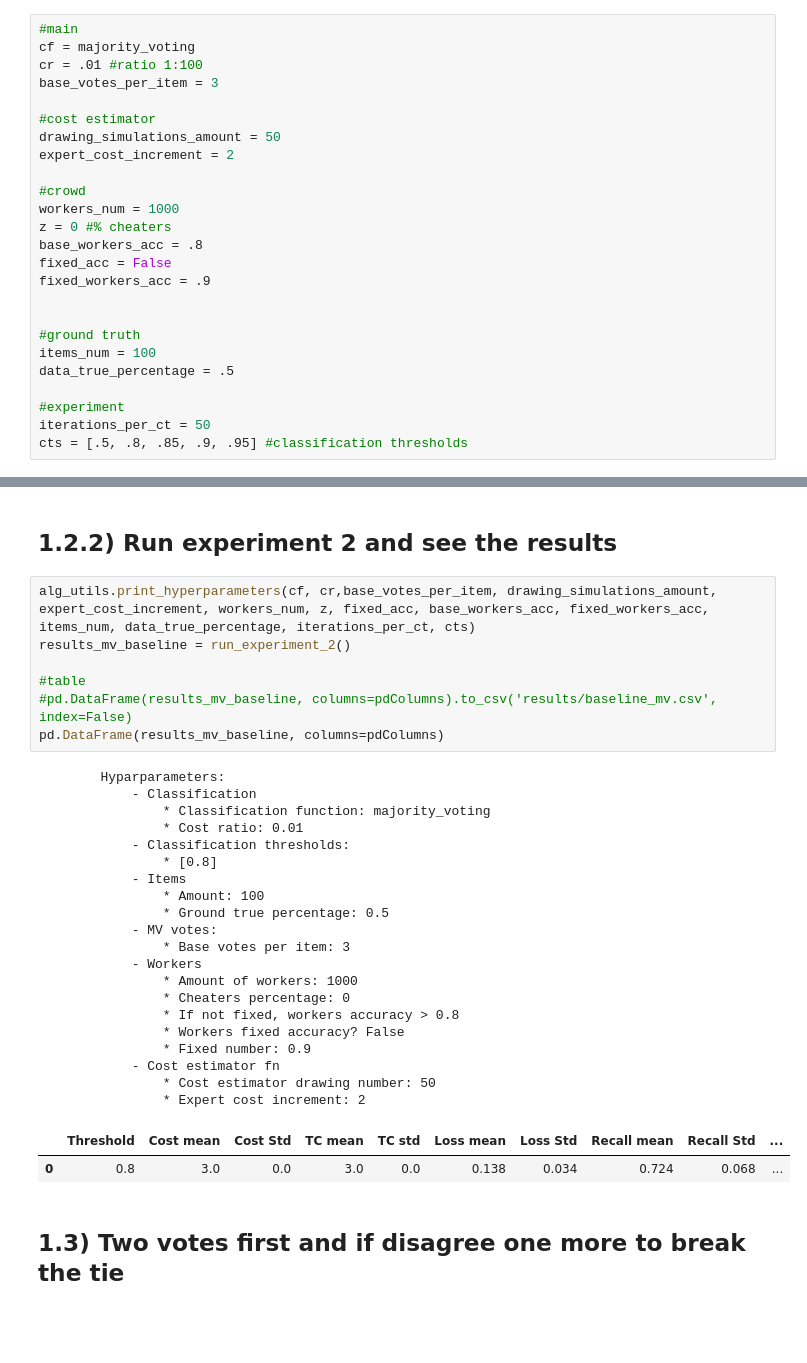
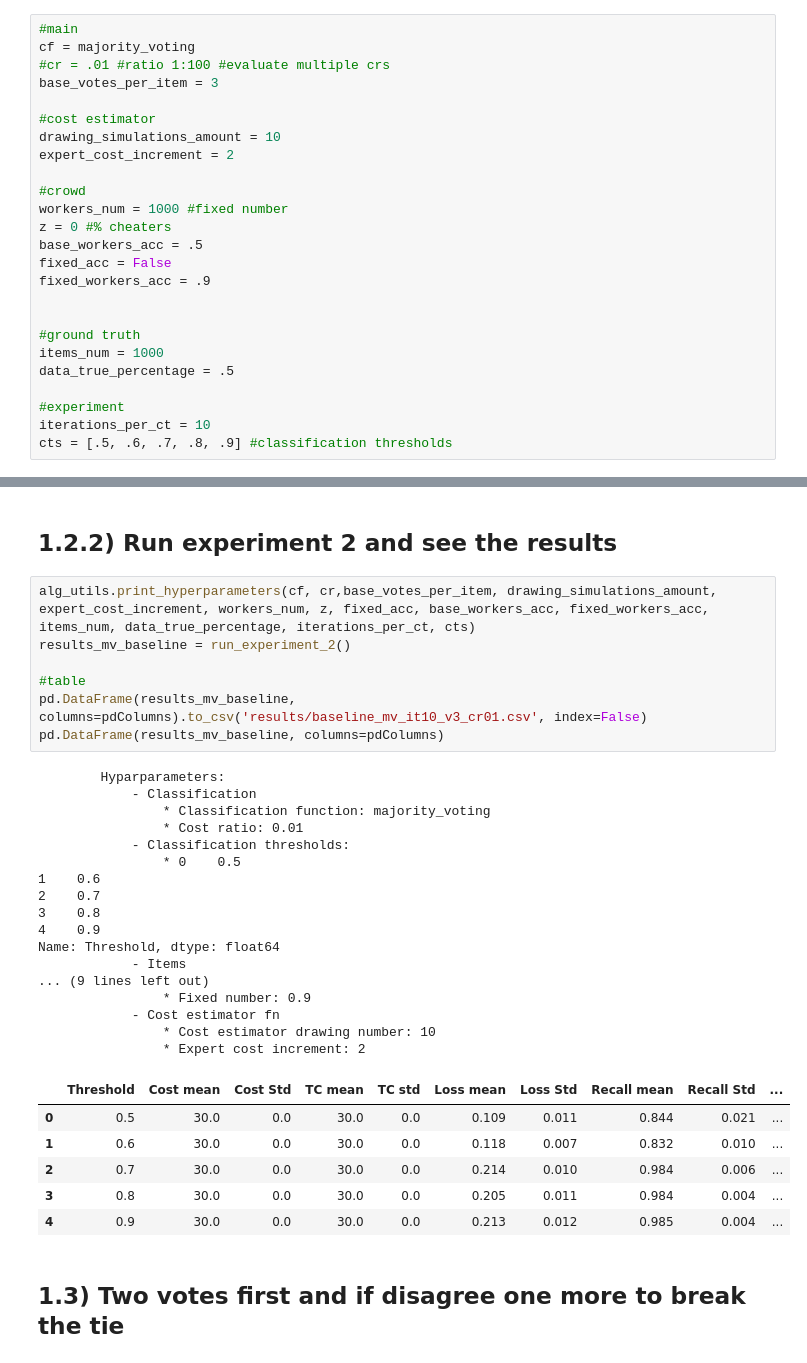
Before and after one commit to pmaglione/classification_model, a Jupyter notebook: main_algorithm_with_experiments.ipynb, the cells around one changed output, grey strips where cells are left out. Cells and saved outputs as stored; diff of their text form; blank space fills up the shorter version.

Commit message:
Iterations and costs evaluation

```diff
--- a/main_algorithm_with_experiments.ipynb
+++ b/main_algorithm_with_experiments.ipynb
@@ -86,28 +87,28 @@ To toggle on/off the raw code, click <a href="javascript:code_toggle()">here</a>
 # %%
 #main
 cf = majority_voting
-cr = .01 #ratio 1:100
+#cr = .01 #ratio 1:100 #evaluate multiple crs
 base_votes_per_item = 3
 
 #cost estimator
-drawing_simulations_amount = 50
+drawing_simulations_amount = 10
 expert_cost_increment = 2
 
 #crowd
-workers_num = 1000
+workers_num = 1000 #fixed number
 z = 0 #% cheaters
-base_workers_acc = .8
+base_workers_acc = .5
 fixed_acc = False
 fixed_workers_acc = .9
 
 
 #ground truth
-items_num = 100
+items_num = 1000
 data_true_percentage = .5
 
 #experiment
-iterations_per_ct = 50
-cts = [.5, .8, .85, .9, .95] #classification thresholds
+iterations_per_ct = 10
+cts = [.5, .6, .7, .8, .9] #classification thresholds
 # %%
 columns = ["Cost mean","Cost Std", "TC mean", "TC std", "Loss mean", "Loss Std", "Recall mean", "Recall Std", "Precision mean", "Precision Std"]
 pdColumns = ["Threshold"] + columns
@@ -431,33 +470,34 @@ def run_experiment_2():
 # %%
 alg_utils.print_hyperparameters(cf, cr,base_votes_per_item, drawing_simulations_amount, expert_cost_increment, workers_num, z, fixed_acc, base_workers_acc, fixed_workers_acc, items_num, data_true_percentage, iterations_per_ct, cts)
 results_mv_baseline = run_experiment_2()
 
 #table
-#pd.DataFrame(results_mv_baseline, columns=pdColumns).to_csv('results/baseline_mv.csv', index=False)
+pd.DataFrame(results_mv_baseline, columns=pdColumns).to_csv('results/baseline_mv_it10_v3_cr01.csv', index=False)
 pd.DataFrame(results_mv_baseline, columns=pdColumns)
 # %% [output]
         Hyparparameters:
             - Classification
                 * Classification function: majority_voting
                 * Cost ratio: 0.01
             - Classification thresholds:
-                * [0.8]
+                * 0    0.5
+1    0.6
+2    0.7
+3    0.8
+4    0.9
+Name: Threshold, dtype: float64
             - Items
-                * Amount: 100
-                * Ground true percentage: 0.5
-            - MV votes:
-                * Base votes per item: 3
-            - Workers
-                * Amount of workers: 1000
-                * Cheaters percentage: 0
-                * If not fixed, workers accuracy > 0.8
-                * Workers fixed accuracy? False
+... (9 lines left out)
                 * Fixed number: 0.9
             - Cost estimator fn
-                * Cost estimator drawing number: 50
+                * Cost estimator drawing number: 10
                 * Expert cost increment: 2
 |  | Threshold | Cost mean | Cost Std | TC mean | TC std | Loss mean | Loss Std | Recall mean | Recall Std | ... |
-| 0 | 0.8 | 3.0 | 0.0 | 3.0 | 0.0 | 0.138 | 0.034 | 0.724 | 0.068 | ... |
+| 0 | 0.5 | 30.0 | 0.0 | 30.0 | 0.0 | 0.109 | 0.011 | 0.844 | 0.021 | ... |
+| 1 | 0.6 | 30.0 | 0.0 | 30.0 | 0.0 | 0.118 | 0.007 | 0.832 | 0.010 | ... |
+| 2 | 0.7 | 30.0 | 0.0 | 30.0 | 0.0 | 0.214 | 0.010 | 0.984 | 0.006 | ... |
+| 3 | 0.8 | 30.0 | 0.0 | 30.0 | 0.0 | 0.205 | 0.011 | 0.984 | 0.004 | ... |
+| 4 | 0.9 | 30.0 | 0.0 | 30.0 | 0.0 | 0.213 | 0.012 | 0.985 | 0.004 | ... |
 # %% [markdown]
 ## 1.3) Two votes first and if disagree one more to break the tie
 # %% [markdown]
```
Also changed, not shown: parts of 17 cells of this notebook, 20 other files.
